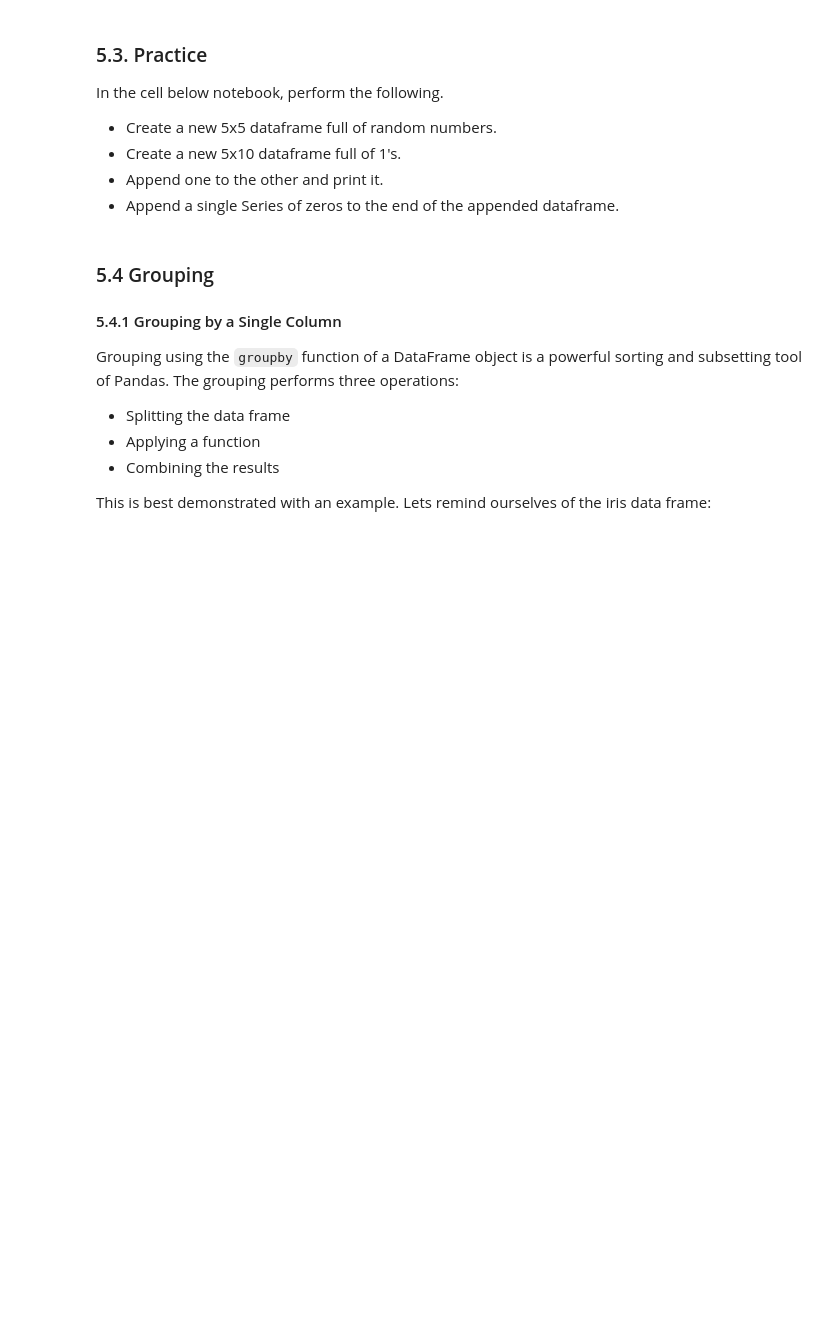
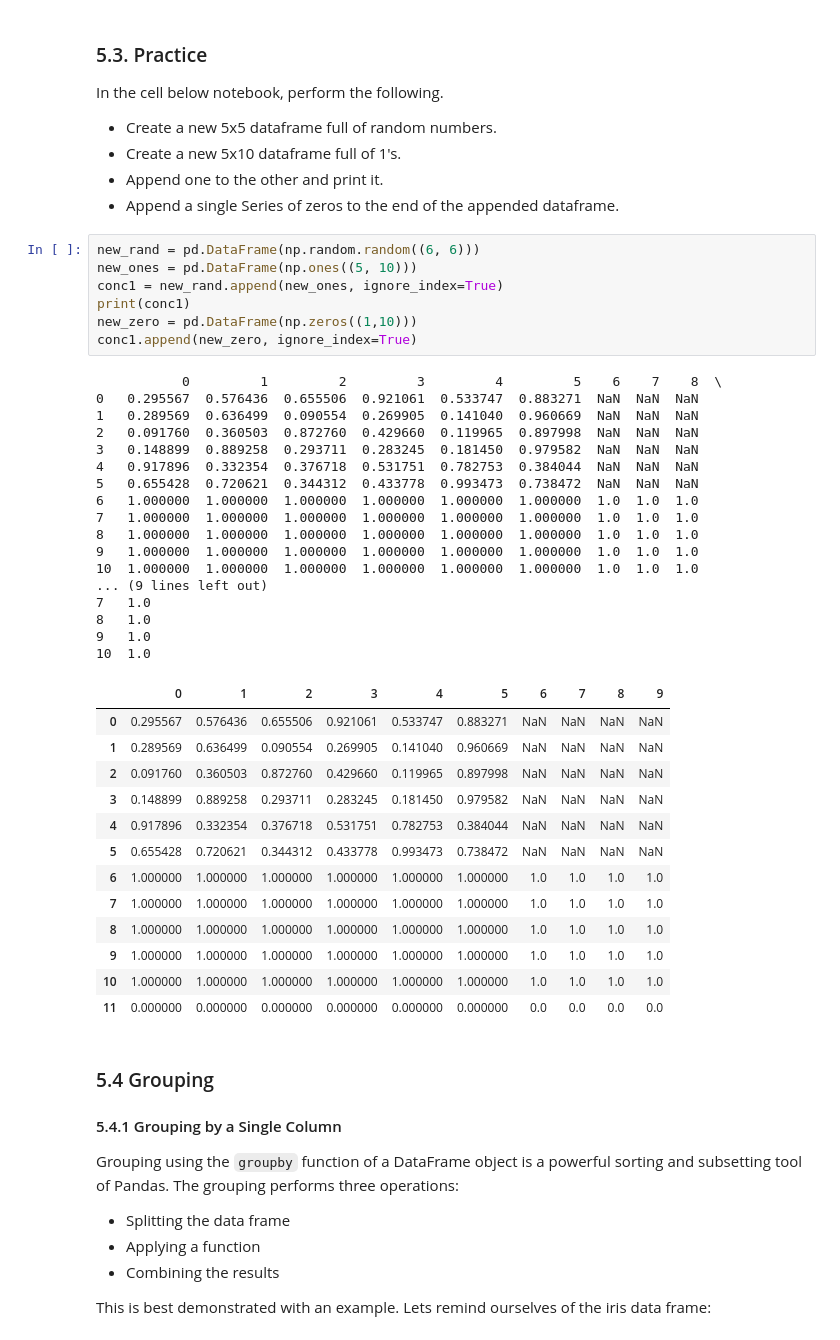
Before and after one commit to Acorntree616/Data-Analytics-With-Python, a Jupyter notebook: Module2-Data_Analytics/A04-Pandas_Part2.ipynb, the cells around one changed output. Cells and saved outputs as stored; diff of their text form; blank space fills up the shorter version.

```diff
--- a/Module2-Data_Analytics/A04-Pandas_Part2.ipynb
+++ b/Module2-Data_Analytics/A04-Pandas_Part2.ipynb
@@ -772,6 +1058,44 @@ In the cell below notebook, perform the following.
 + Create a new 5x10 dataframe full of 1's.
 + Append one to the other and print it.
 + Append a single Series of zeros to the end of the appended dataframe.
+# %%
+new_rand = pd.DataFrame(np.random.random((6, 6)))
+new_ones = pd.DataFrame(np.ones((5, 10)))
+conc1 = new_rand.append(new_ones, ignore_index=True)
+print(conc1)
+new_zero = pd.DataFrame(np.zeros((1,10)))
+conc1.append(new_zero, ignore_index=True)
+# %% [output]
+           0         1         2         3         4         5    6    7    8  \
+0   0.295567  0.576436  0.655506  0.921061  0.533747  0.883271  NaN  NaN  NaN
+1   0.289569  0.636499  0.090554  0.269905  0.141040  0.960669  NaN  NaN  NaN
+2   0.091760  0.360503  0.872760  0.429660  0.119965  0.897998  NaN  NaN  NaN
+3   0.148899  0.889258  0.293711  0.283245  0.181450  0.979582  NaN  NaN  NaN
+4   0.917896  0.332354  0.376718  0.531751  0.782753  0.384044  NaN  NaN  NaN
+5   0.655428  0.720621  0.344312  0.433778  0.993473  0.738472  NaN  NaN  NaN
+6   1.000000  1.000000  1.000000  1.000000  1.000000  1.000000  1.0  1.0  1.0
+7   1.000000  1.000000  1.000000  1.000000  1.000000  1.000000  1.0  1.0  1.0
+8   1.000000  1.000000  1.000000  1.000000  1.000000  1.000000  1.0  1.0  1.0
+9   1.000000  1.000000  1.000000  1.000000  1.000000  1.000000  1.0  1.0  1.0
+10  1.000000  1.000000  1.000000  1.000000  1.000000  1.000000  1.0  1.0  1.0
+... (9 lines left out)
+7   1.0
+8   1.0
+9   1.0
+10  1.0
+|  | 0 | 1 | 2 | 3 | 4 | 5 | 6 | 7 | 8 | 9 |
+| 0 | 0.295567 | 0.576436 | 0.655506 | 0.921061 | 0.533747 | 0.883271 | NaN | NaN | NaN | NaN |
+| 1 | 0.289569 | 0.636499 | 0.090554 | 0.269905 | 0.141040 | 0.960669 | NaN | NaN | NaN | NaN |
+| 2 | 0.091760 | 0.360503 | 0.872760 | 0.429660 | 0.119965 | 0.897998 | NaN | NaN | NaN | NaN |
+| 3 | 0.148899 | 0.889258 | 0.293711 | 0.283245 | 0.181450 | 0.979582 | NaN | NaN | NaN | NaN |
+| 4 | 0.917896 | 0.332354 | 0.376718 | 0.531751 | 0.782753 | 0.384044 | NaN | NaN | NaN | NaN |
+| 5 | 0.655428 | 0.720621 | 0.344312 | 0.433778 | 0.993473 | 0.738472 | NaN | NaN | NaN | NaN |
+| 6 | 1.000000 | 1.000000 | 1.000000 | 1.000000 | 1.000000 | 1.000000 | 1.0 | 1.0 | 1.0 | 1.0 |
+| 7 | 1.000000 | 1.000000 | 1.000000 | 1.000000 | 1.000000 | 1.000000 | 1.0 | 1.0 | 1.0 | 1.0 |
+| 8 | 1.000000 | 1.000000 | 1.000000 | 1.000000 | 1.000000 | 1.000000 | 1.0 | 1.0 | 1.0 | 1.0 |
+| 9 | 1.000000 | 1.000000 | 1.000000 | 1.000000 | 1.000000 | 1.000000 | 1.0 | 1.0 | 1.0 | 1.0 |
+| 10 | 1.000000 | 1.000000 | 1.000000 | 1.000000 | 1.000000 | 1.000000 | 1.0 | 1.0 | 1.0 | 1.0 |
+| 11 | 0.000000 | 0.000000 | 0.000000 | 0.000000 | 0.000000 | 0.000000 | 0.0 | 0.0 | 0.0 | 0.0 |
 # %% [markdown]
 ### 5.4 Grouping
 
```
Also changed, not shown: parts of 52 cells of this notebook, 1 other file.
